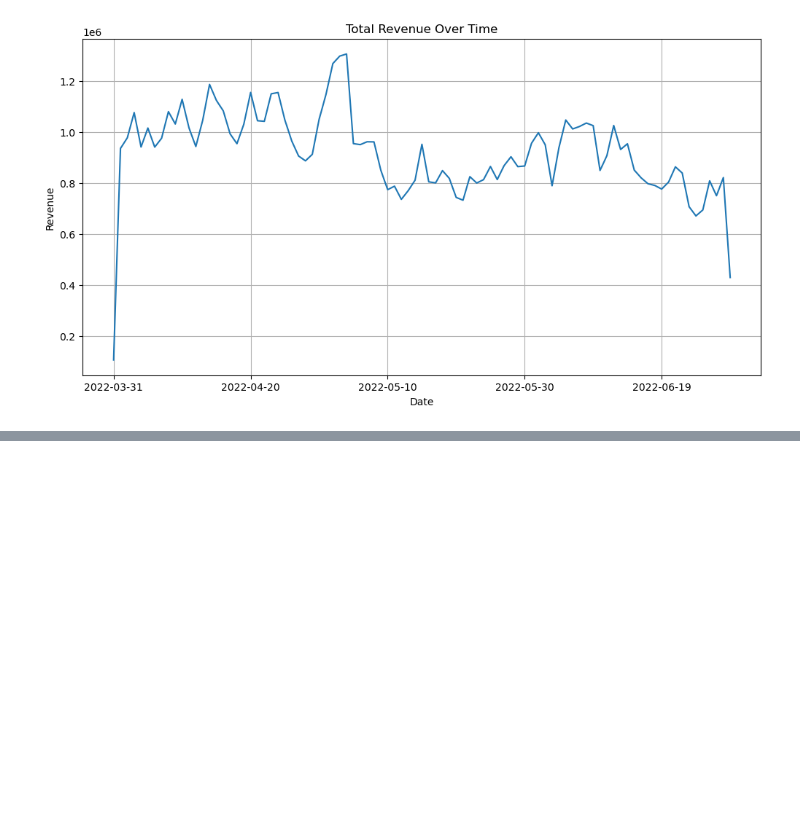
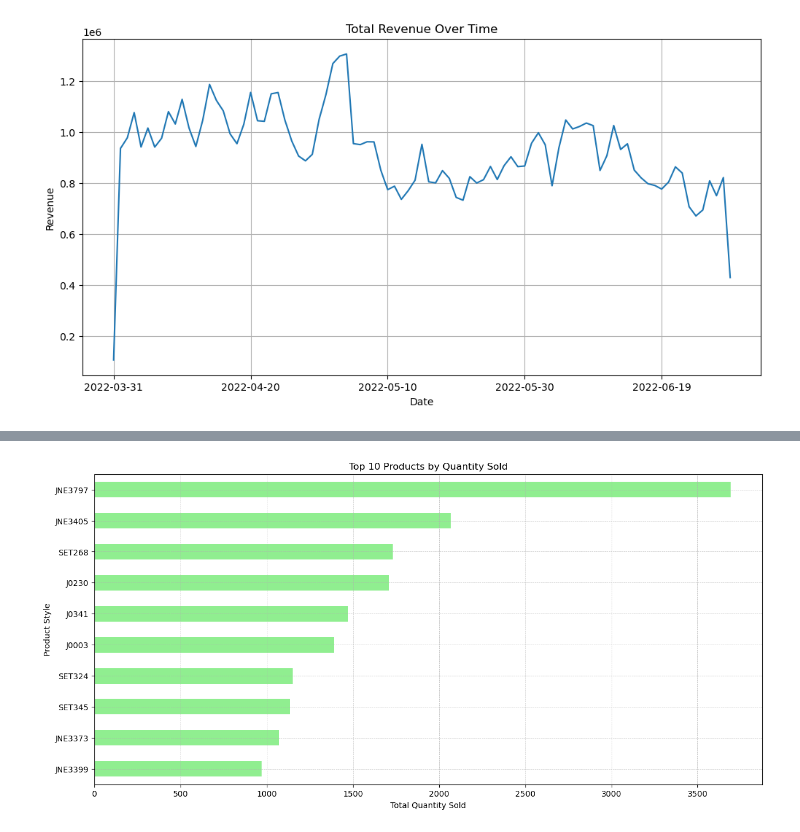
Before and after one commit to atharvabhalilkar1/major-year-project, a Jupyter notebook: EDA.ipynb, the cells around one changed output, grey strips where cells are left out. Saved outputs shown, nothing was run; the diff lists cells and outputs as text; code cells hidden in the pictures; blank space fills up the shorter version.

```diff
--- a/EDA.ipynb
+++ b/EDA.ipynb
@@ -131,0 +150,13 @@ fig.show()
+# %%
+top_10_qty = data_copy.groupby('Style')['Qty'].sum().sort_values(ascending=False).head(10)
+
+plt.figure(figsize=(15, 7))
+top_10_qty.plot(kind='barh', color='lightgreen')
+plt.title('Top 10 Products by Quantity Sold')
+plt.ylabel('Product Style')
+plt.xlabel('Total Quantity Sold')
+plt.gca().invert_yaxis()  # This is to have the product with highest quantity on top
+plt.grid(True, which='both', linestyle='--', linewidth=0.5)
+plt.show()
+# %% [output]
+[figure, added]
```
Also changed, not shown: parts of 42 cells of this notebook.
